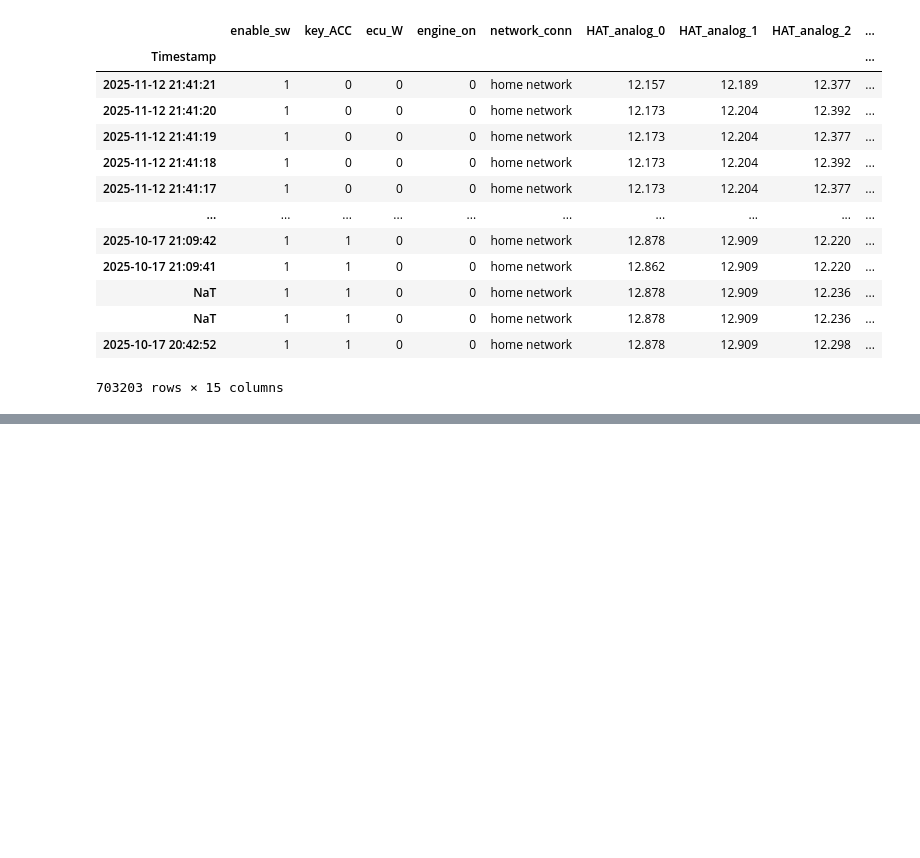
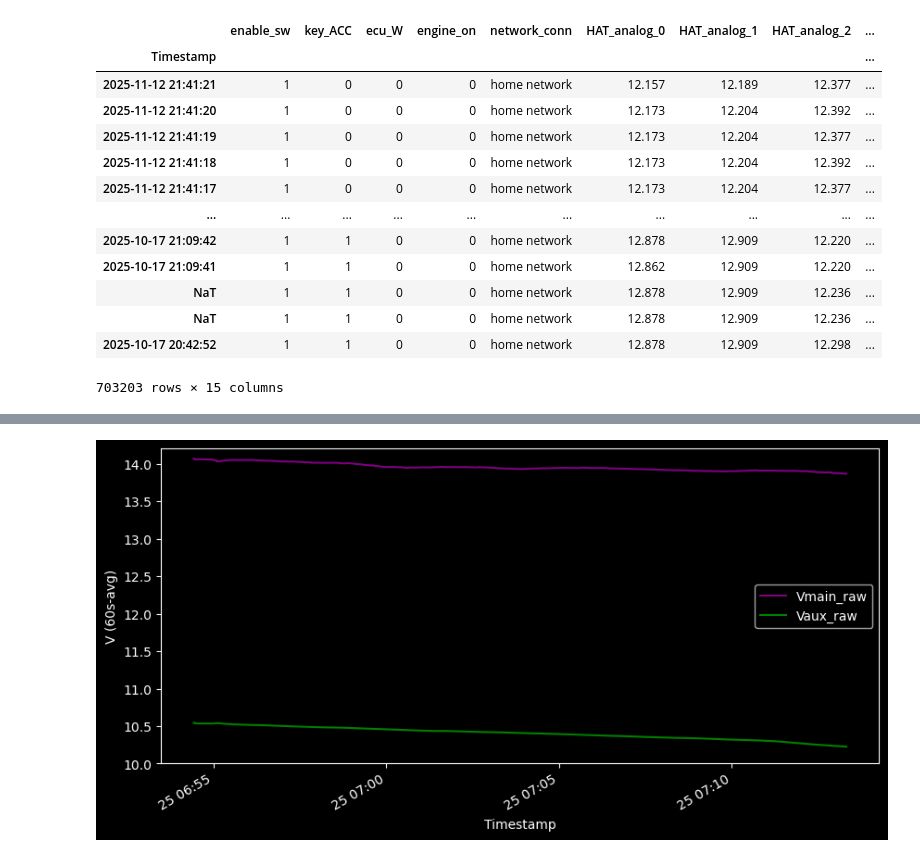
Before and after one commit to jbowen102/vehicle_aux_battery_control, a Jupyter notebook: datalogging.ipynb, the cells around one changed output, grey strips where cells are left out. Cells and saved outputs as stored; diff of their text form; code cells hidden in the pictures; blank space fills up the shorter version.

```diff
--- a/datalogging.ipynb
+++ b/datalogging.ipynb
@@ -357,0 +381,7 @@ dl._execute_sql(sql_stmt, query=True)
+# %%
+window_size_seconds = 60
+voltages = dl.get_voltages(dt.date.fromisoformat("2025-11-25"), 24*60*60)
+start_time = dt.datetime.strptime("20251121T2200", class_def.DATETIME_FORMAT)
+voltages[voltages.index > start_time].rolling(dt.timedelta(seconds=window_size_seconds)).mean().plot(figsize=(10,5), ylabel="V (%ss-avg)" % window_size_seconds, color=("purple", "green"), ylim=[10, 14.2]);c
+# %% [output]
+[figure, added]
```
Also changed, not shown: parts of 23 cells of this notebook, 1 other file.
